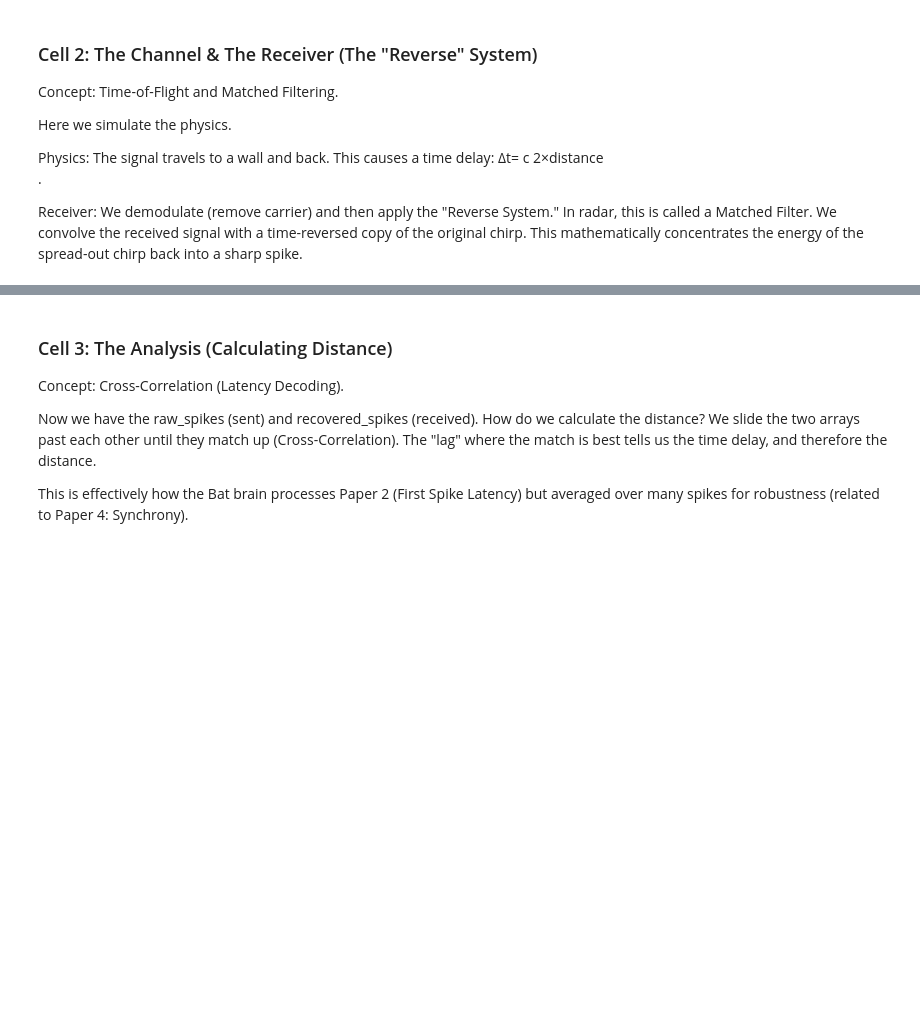
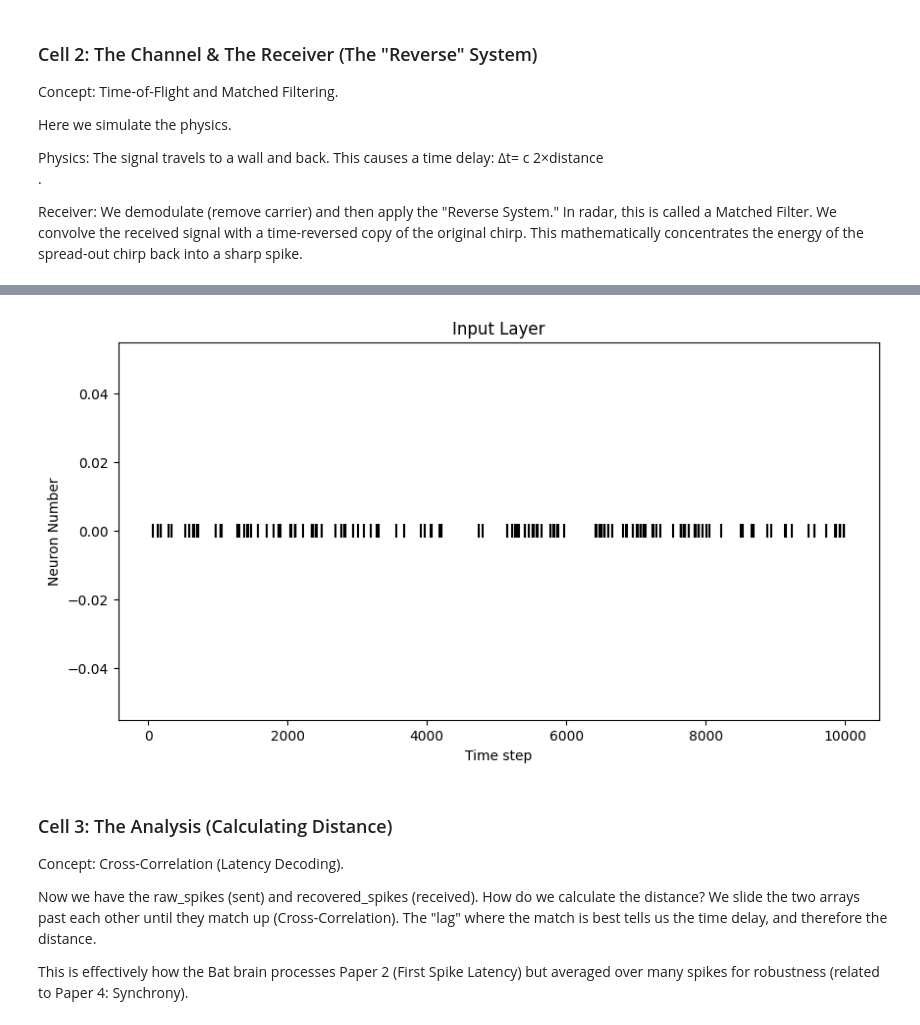
Before and after one commit to jackhenry02/Radar_simulation, a Jupyter notebook: Research_testing/SISO_1D_spiking_radar_system.ipynb, the cells around one changed output, grey strips where cells are left out. Drawn from its saved outputs; the diff is of its cells as text; code cells hidden in the pictures; blank space fills up the shorter version.

```diff
--- a/Research_testing/SISO_1D_spiking_radar_system.ipynb
+++ b/Research_testing/SISO_1D_spiking_radar_system.ipynb
@@ -170,3 +173,23 @@ Target Distance: 5.0m | Time of Flight: 29.15 ms
+# %%
+# SPike generation test versus matched filter
+import torch
+from snntorch import spikegen
+import snntorch.spikeplot as splt
+
+rx_signal_tensor = torch.from_numpy(norm_recovered).float()
+spike_output = spikegen.rate(rx_signal_tensor, time_var_input=True)
+
+# raster plot
+fig = plt.figure(facecolor="w", figsize=(10, 5))
+ax = fig.add_subplot(111)
+splt.raster(spike_output, ax, s=100, c="black", marker="|")
+
+plt.title("Input Layer")
+plt.xlabel("Time step")
+plt.ylabel("Neuron Number")
+plt.show()
+# %% [output]
+[figure, added]
 # %% [markdown]
 ### Cell 3: The Analysis (Calculating Distance)
 
```
Also changed, not shown: parts of 2 cells of this notebook, 4 other files.
